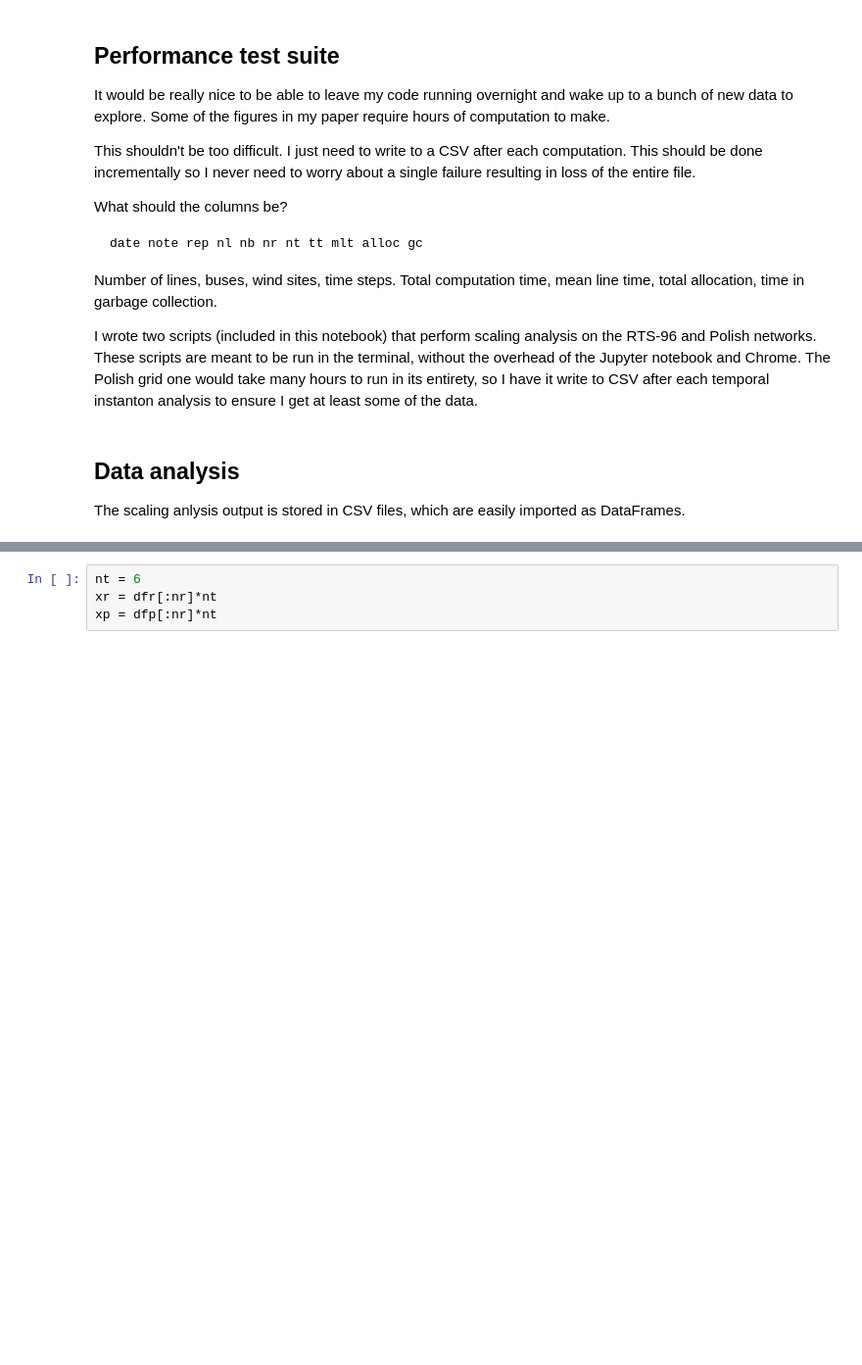
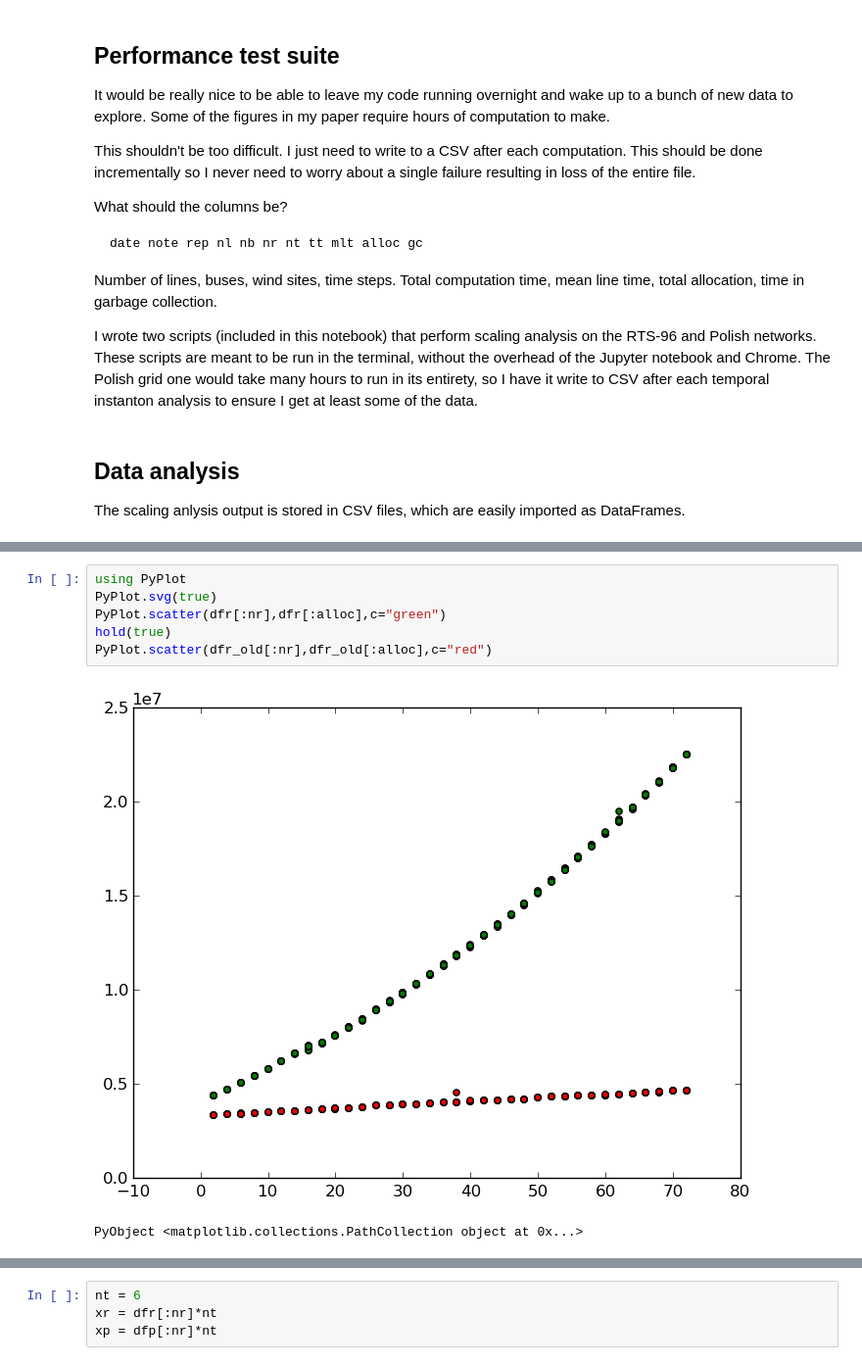
Before and after one commit to kersulis/TemporalInstanton.jl, a Jupyter notebook: nbs/2015-12-07 performance test suite.ipynb, the cells around one changed output, grey strips where cells are left out. Shown at 98% size. Cells and saved outputs as stored; diff of their text form; blank space fills up the shorter version.

```diff
--- a/nbs/2015-12-07 performance test suite.ipynb
+++ b/nbs/2015-12-07 performance test suite.ipynb
@@ -42,0 +56,9 @@ dfp = readtable("../data/$fname",header=true)
+# %%
+using PyPlot
+PyPlot.svg(true)
+PyPlot.scatter(dfr[:nr],dfr[:alloc],c="green")
+hold(true)
+PyPlot.scatter(dfr_old[:nr],dfr_old[:alloc],c="red")
+# %% [output]
+[figure, added]
+PyObject <matplotlib.collections.PathCollection object at 0x...>
```
Also changed, not shown: parts of 8 cells of this notebook, 4 other files.
